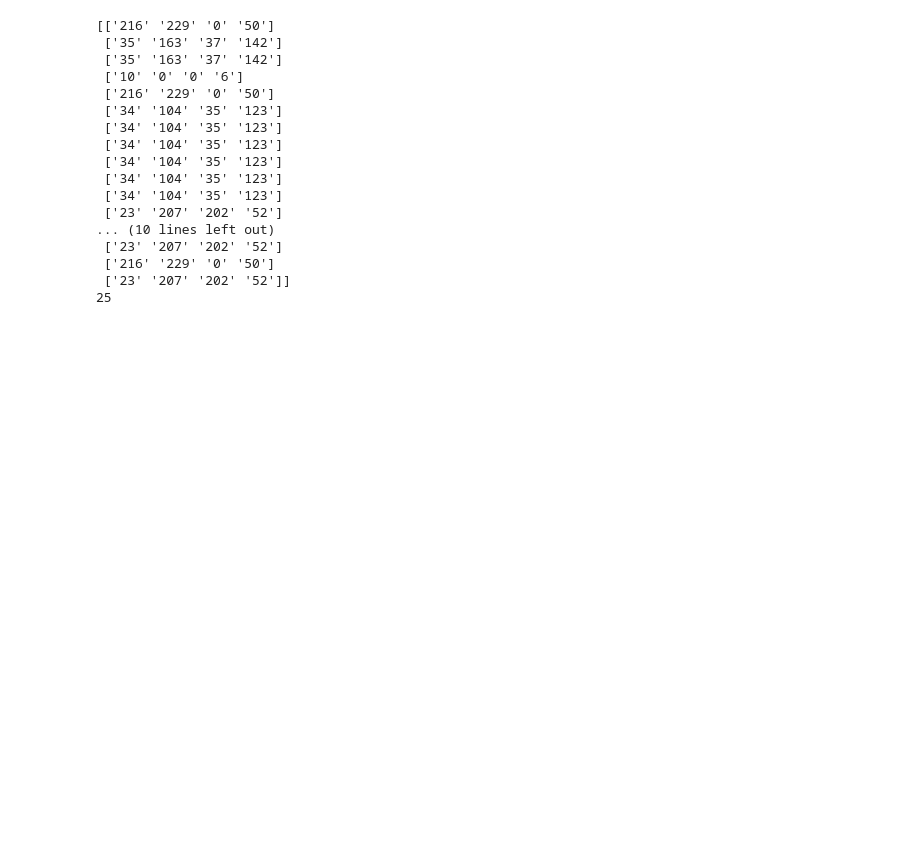
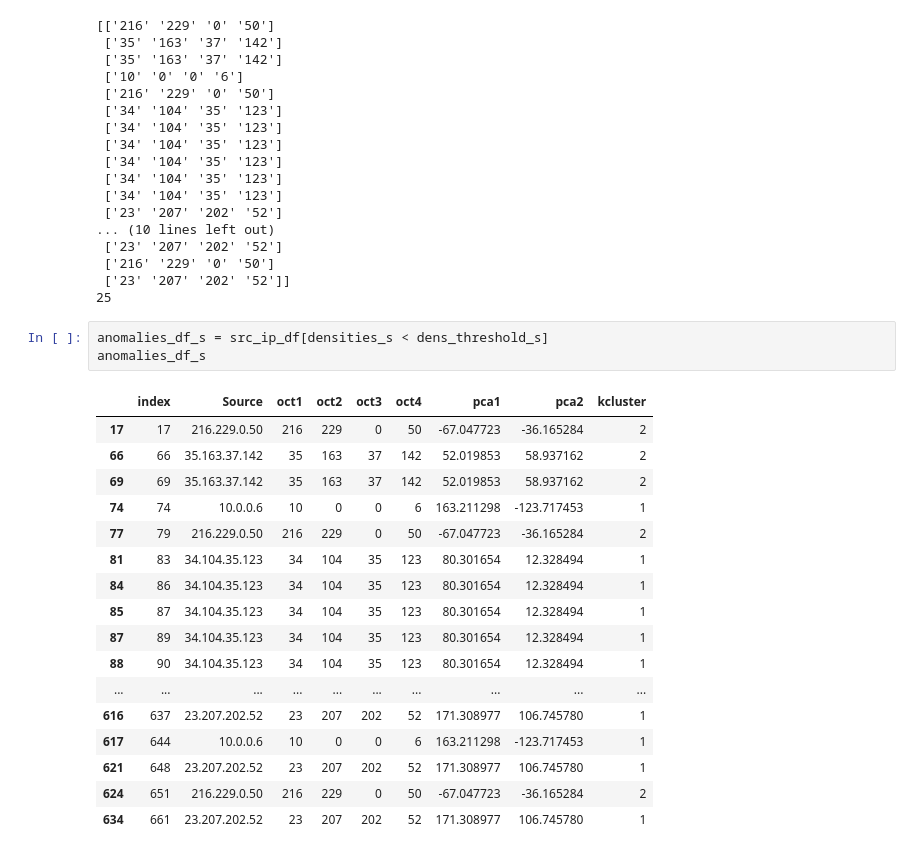
Before and after one commit to hmulli2/Anomaly-Detection-IP-Address, a Jupyter notebook: IP_Address_Anomaly.ipynb, the cells around one changed output. Saved outputs shown, nothing was run; the diff lists cells and outputs as text; blank space fills up the shorter version.

```diff
--- a/IP_Address_Anomaly.ipynb
+++ b/IP_Address_Anomaly.ipynb
@@ -447,3 +458,24 @@ print(len(anomalies_s))
  ['216' '229' '0' '50']
  ['23' '207' '202' '52']]
 25
+# %%
+anomalies_df_s = src_ip_df[densities_s < dens_threshold_s]
+anomalies_df_s
+# %% [output]
+|  | index | Source | oct1 | oct2 | oct3 | oct4 | pca1 | pca2 | kcluster |
+| 17 | 17 | 216.229.0.50 | 216 | 229 | 0 | 50 | -67.047723 | -36.165284 | 2 |
+| 66 | 66 | 35.163.37.142 | 35 | 163 | 37 | 142 | 52.019853 | 58.937162 | 2 |
+| 69 | 69 | 35.163.37.142 | 35 | 163 | 37 | 142 | 52.019853 | 58.937162 | 2 |
+| 74 | 74 | 10.0.0.6 | 10 | 0 | 0 | 6 | 163.211298 | -123.717453 | 1 |
+| 77 | 79 | 216.229.0.50 | 216 | 229 | 0 | 50 | -67.047723 | -36.165284 | 2 |
+| 81 | 83 | 34.104.35.123 | 34 | 104 | 35 | 123 | 80.301654 | 12.328494 | 1 |
+| 84 | 86 | 34.104.35.123 | 34 | 104 | 35 | 123 | 80.301654 | 12.328494 | 1 |
+| 85 | 87 | 34.104.35.123 | 34 | 104 | 35 | 123 | 80.301654 | 12.328494 | 1 |
+| 87 | 89 | 34.104.35.123 | 34 | 104 | 35 | 123 | 80.301654 | 12.328494 | 1 |
+| 88 | 90 | 34.104.35.123 | 34 | 104 | 35 | 123 | 80.301654 | 12.328494 | 1 |
+| ... | ... | ... | ... | ... | ... | ... | ... | ... | ... |
+| 616 | 637 | 23.207.202.52 | 23 | 207 | 202 | 52 | 171.308977 | 106.745780 | 1 |
+| 617 | 644 | 10.0.0.6 | 10 | 0 | 0 | 6 | 163.211298 | -123.717453 | 1 |
+| 621 | 648 | 23.207.202.52 | 23 | 207 | 202 | 52 | 171.308977 | 106.745780 | 1 |
+| 624 | 651 | 216.229.0.50 | 216 | 229 | 0 | 50 | -67.047723 | -36.165284 | 2 |
+| 634 | 661 | 23.207.202.52 | 23 | 207 | 202 | 52 | 171.308977 | 106.745780 | 1 |
```
Also changed, not shown: parts of 5 cells of this notebook.
